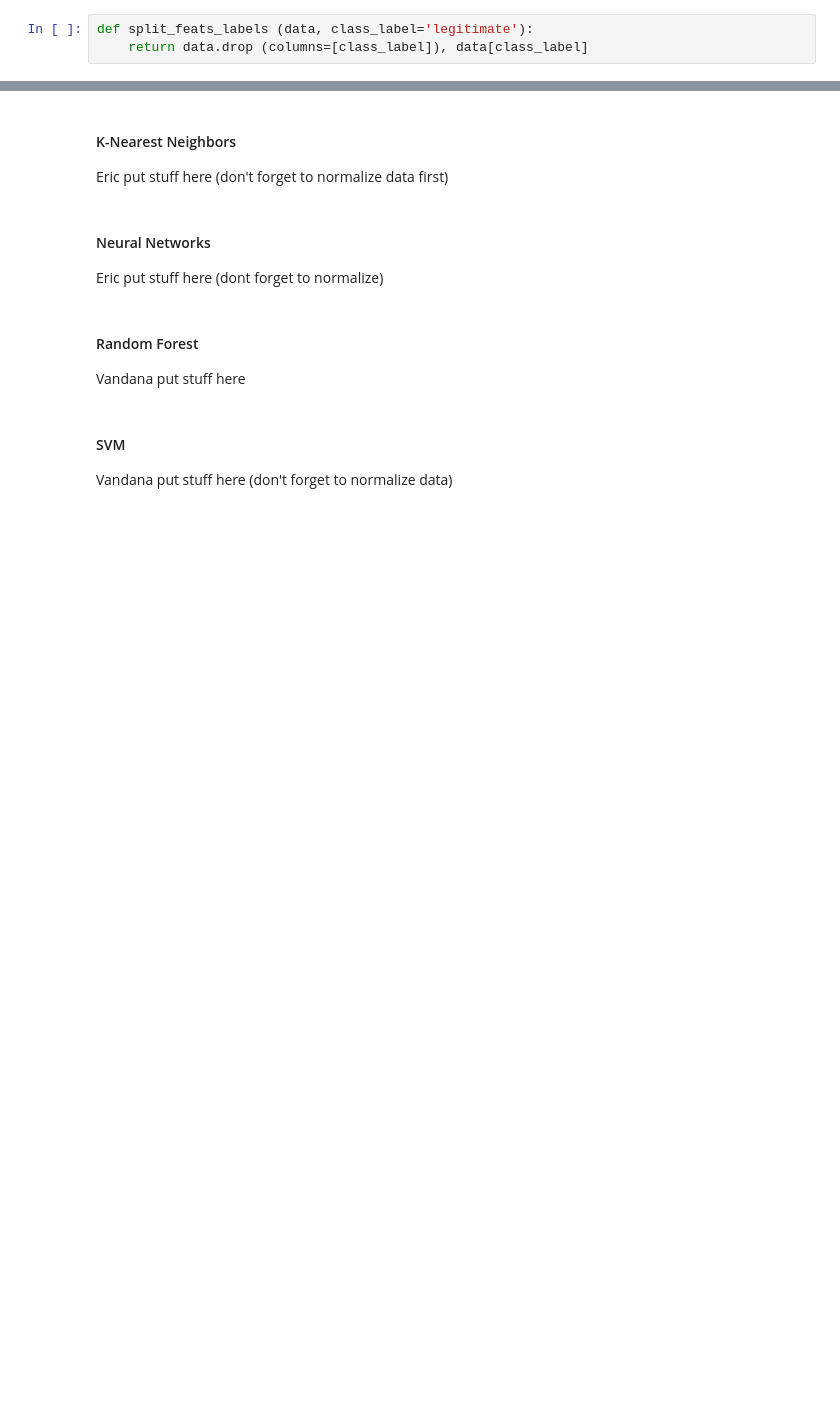
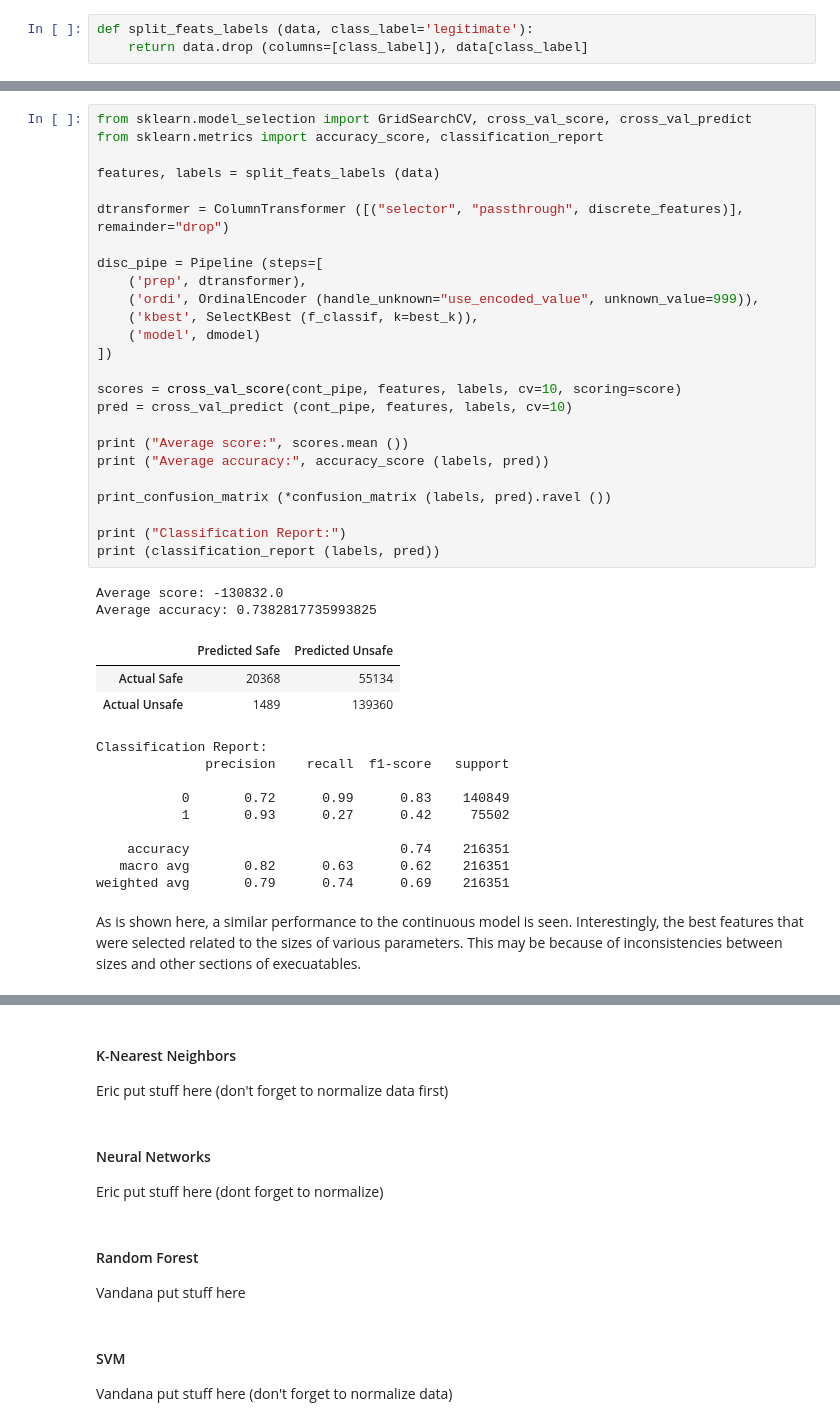
Before and after one commit to ayaabdelgawad/categorize-viruses, a Jupyter notebook: mal-classifier.ipynb, the cells around one changed output, grey strips where cells are left out. Saved outputs shown, nothing was run; the diff lists cells and outputs as text; blank space fills up the shorter version.

```diff
--- a/mal-classifier.ipynb
+++ b/mal-classifier.ipynb
@@ -621,0 +630,42 @@ Selected OSVersion, Subsystem_IMAGE_SUBSYSTEM_WINDOWS_GUI as the best features
+# %%
+from sklearn.model_selection import GridSearchCV, cross_val_score, cross_val_predict
+from sklearn.metrics import accuracy_score, classification_report
+
+features, labels = split_feats_labels (data)
+
+dtransformer = ColumnTransformer ([("selector", "passthrough", discrete_features)], remainder="drop")
+
+disc_pipe = Pipeline (steps=[
+    ('prep', dtransformer),
+    ('ordi', OrdinalEncoder (handle_unknown="use_encoded_value", unknown_value=999)),
+    ('kbest', SelectKBest (f_classif, k=best_k)),
+    ('model', dmodel)
+])
+
+scores = cross_val_score(cont_pipe, features, labels, cv=10, scoring=score)
+pred = cross_val_predict (cont_pipe, features, labels, cv=10)
+
+print ("Average score:", scores.mean ())
+print ("Average accuracy:", accuracy_score (labels, pred))
+
+print_confusion_matrix (*confusion_matrix (labels, pred).ravel ())
+
+print ("Classification Report:")
+print (classification_report (labels, pred))
+# %% [output]
+Average score: -130832.0
+Average accuracy: 0.7382817735993825
+|  | Predicted Safe | Predicted Unsafe |
+| Actual Safe | 20368 | 55134 |
+| Actual Unsafe | 1489 | 139360 |
+Classification Report:
+              precision    recall  f1-score   support
+
+           0       0.72      0.99      0.83    140849
+           1       0.93      0.27      0.42     75502
+
+    accuracy                           0.74    216351
+   macro avg       0.82      0.63      0.62    216351
+weighted avg       0.79      0.74      0.69    216351
+# %% [markdown]
+As is shown here, a similar performance to the continuous model is seen. Interestingly, the best features that were selected related to the sizes of various parameters. This may be because of inconsistencies between sizes and other sections of execuatables.
```
Also changed, not shown: parts of 39 cells of this notebook.
